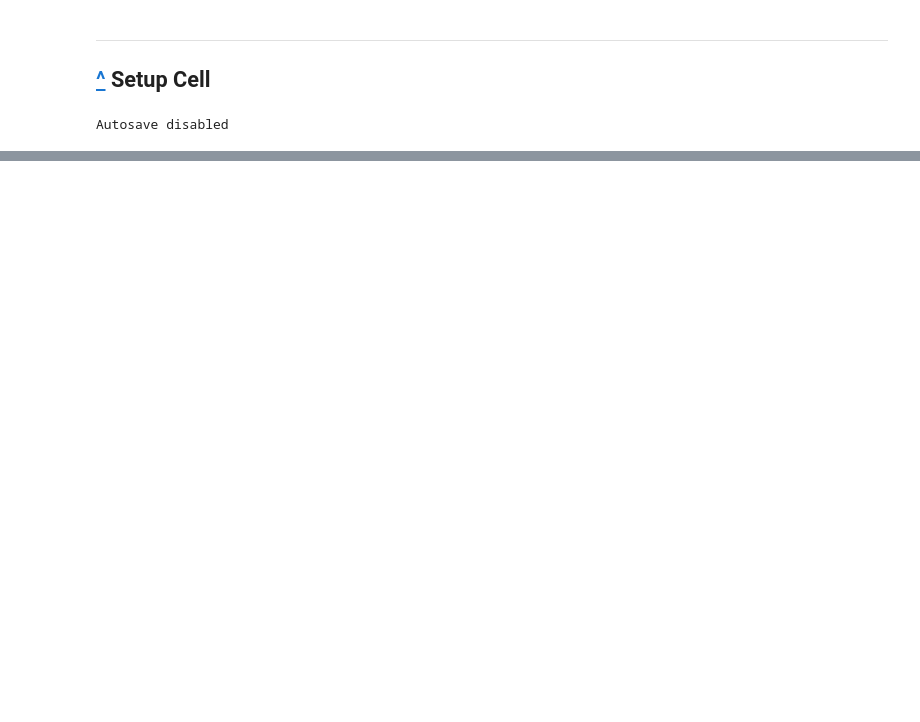
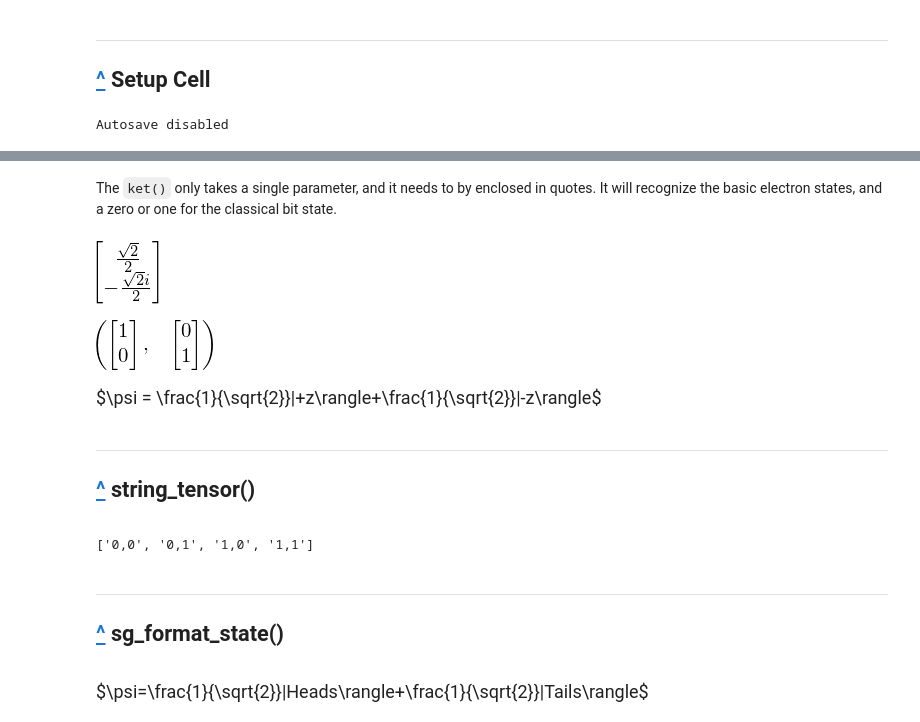
Before and after one commit to Mike-Witt/Mike-Witt.github.io, a Jupyter notebook: SG/Sglib.ipynb, the cells around one changed output, grey strips where cells are left out. Drawn from its saved outputs; the diff is of its cells as text; code cells hidden in the pictures; blank space fills up the shorter version.

```diff
--- a/SG/Sglib.ipynb
+++ b/SG/Sglib.ipynb
@@ -27,3 +53,49 @@ Autosave disabled
+# %% [markdown]
+The <code>ket()</code> only takes a single parameter, and it needs to by
+enclosed in quotes. It will recognize the basic electron states, and a
+zero or one for the classical bit state.
+# %%
+ket('-y')
+# %% [output]
+[figure, added]
+# %%
+ket('0'), ket('1')
+# %% [output]
+[figure, added]
+# %%
+import sglib
+reload(sglib)
+from sglib import *
+
+psi = 1/sqrt(2)*ket('+z') + 1/sqrt(2)*ket('-z')
+fm = latex
+fm = sg_latex
+fm = sg_format_state(['+z','-z'], ',').format
+Print(r'$\psi = %s$' % fm(psi))
+# %% [output]
+$\psi = \frac{1}{\sqrt{2}}|+z\rangle+\frac{1}{\sqrt{2}}|-z\rangle$
+# %% [markdown]
+<hr size=3>
+<a name=string_tensor></a>
+<h2><a href="#top">^</a> string_tensor()</h2>
+<p>
+# %%
+string_tensor(2, ['0','1'], separator=',', D=False)
+# %% [output]
+['0,0', '0,1', '1,0', '1,1']
+# %% [markdown]
+<hr size=3>
+<a name=format_state></a>
+<h2><a href="#top">^</a> sg_format_state()</h2>
+<p>
+# %%
+fs = sg_format_state(basis=['0', '1'], separator='').format
+fs = sg_format_state(basis=['+z', '-z'], separator='').format
+fs = sg_format_state(basis=['Heads', 'Tails'], separator='').format
+psi = 1/sqrt(2)*col(1,0)+1/sqrt(2)*col(0,1)
+Print('$\psi=%s$'%fs(psi))
+# %% [output]
+$\psi=\frac{1}{\sqrt{2}}|Heads\rangle+\frac{1}{\sqrt{2}}|Tails\rangle$
 # %%
 #
 # The Bell States
```
Also changed, not shown: parts of 13 cells of this notebook, 8 other files.
